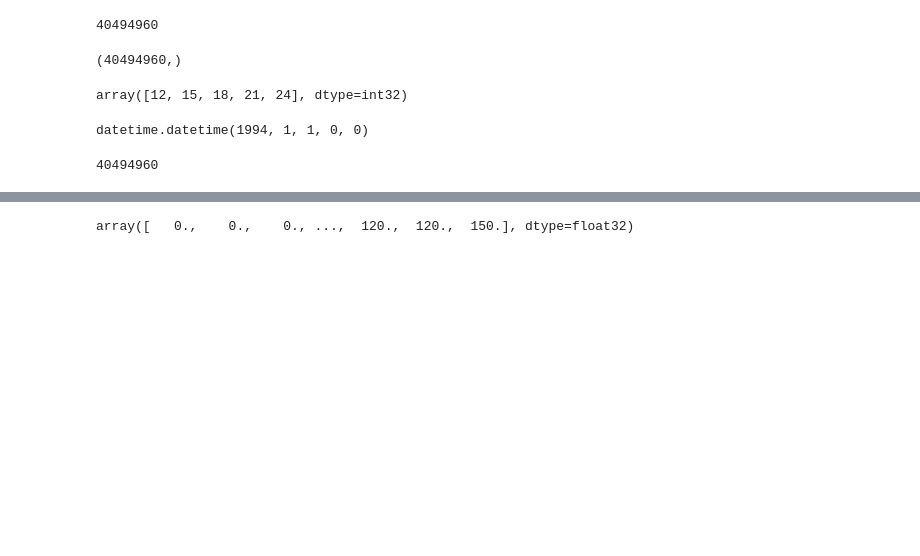
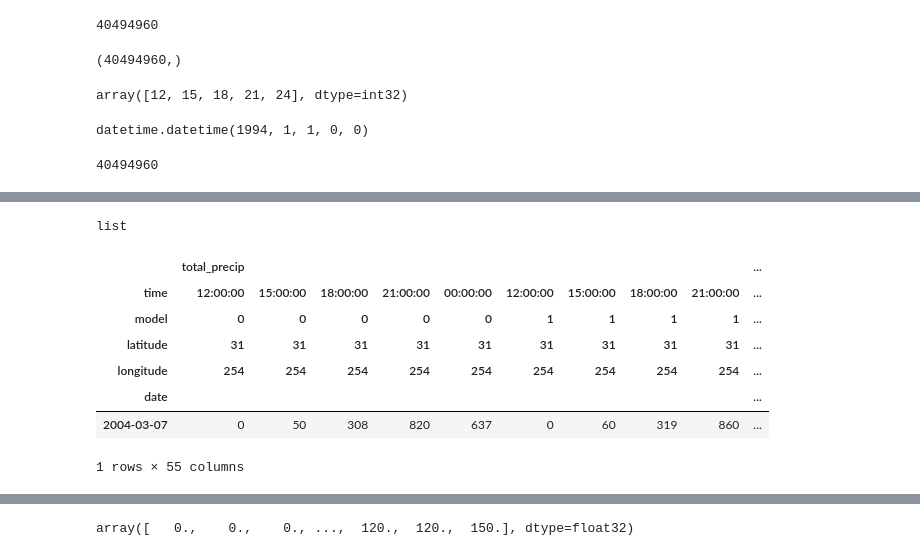
Before and after one commit to joelmpiper/solar_energy_prediction, a Jupyter notebook: notebooks/Explore_Sensor_Model.ipynb, the cells around one changed output, grey strips where cells are left out. Saved outputs shown, nothing was run; the diff lists cells and outputs as text; code cells hidden in the pictures; blank space fills up the shorter version.

```diff
--- a/notebooks/Explore_Sensor_Model.ipynb
+++ b/notebooks/Explore_Sensor_Model.ipynb
@@ -4,5 +7,5 @@ import netCDF4 as nc
 # %%
-data = nc.Dataset('../data/kaggle_solar/train/dswrf_sfc_latlon_subset_19940101_20071231.nc')
+data = nc.Dataset('solar/data/kaggle_solar/train/dswrf_sfc_latlon_subset_19940101_20071231.nc')
 data
 # %% [output]
 <type 'netCDF4._netCDF4.Dataset'>
@@ -194,7 +220,20 @@ index_frame.head()
 # %%
-all_info = pd.merge(index_frame,precip_df,left_index=True, right_index=True)
+all_info = pd.merge(index_frame,dswrf_df,left_index=True, right_index=True)
 # %%
 type(new_indices)
+# %% [output]
+list
 # %%
 one_loc_one_day = all_info[(all_info['latitude'] == 31) & (all_info['longitude'] == 254) & (all_info['date'] == '2004-03-07')]
+# %%
+one_loc_one_day.set_index(['date','time','model','latitude','longitude',]).unstack(['time','model','latitude','longitude'])
+# %% [output]
+|  | total_precip |  |  |  |  |  |  |  |  | ... |
+| time | 12:00:00 | 15:00:00 | 18:00:00 | 21:00:00 | 00:00:00 | 12:00:00 | 15:00:00 | 18:00:00 | 21:00:00 | ... |
+| model | 0 | 0 | 0 | 0 | 0 | 1 | 1 | 1 | 1 | ... |
+| latitude | 31 | 31 | 31 | 31 | 31 | 31 | 31 | 31 | 31 | ... |
+| longitude | 254 | 254 | 254 | 254 | 254 | 254 | 254 | 254 | 254 | ... |
+| date |  |  |  |  |  |  |  |  |  | ... |
+| 2004-03-07 | 0 | 50 | 308 | 820 | 637 | 0 | 60 | 319 | 860 | ... |
+1 rows × 55 columns
 # %%
```
Also changed, not shown: parts of 7 cells of this notebook, 17 other files.
